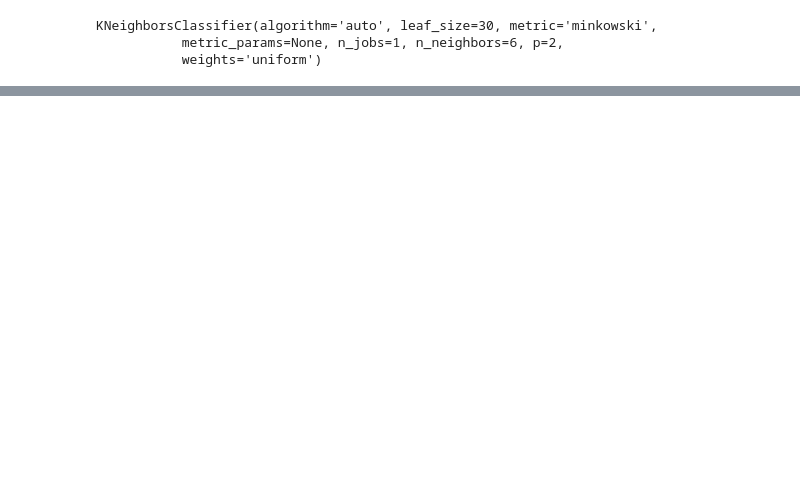
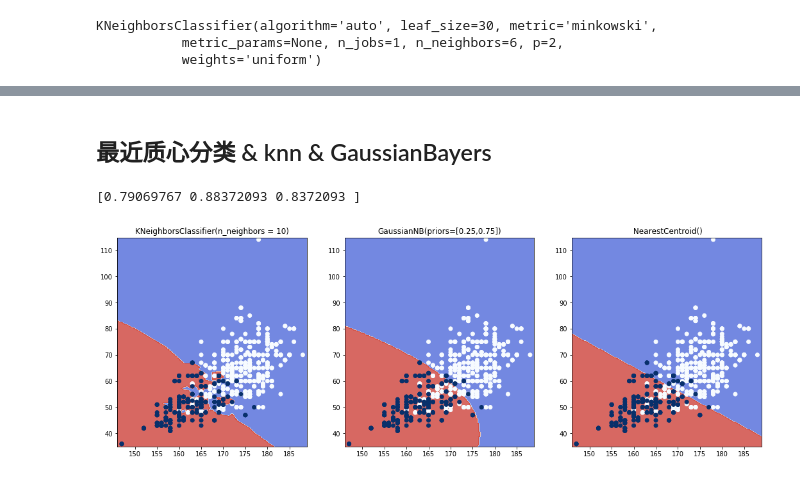
Before and after one commit to YihuiZhou-zyh/Pattern-Recognition, a Jupyter notebook: k_nn.ipynb, the cells around one changed output, grey strips where cells are left out. Drawn from its saved outputs; the diff is of its cells as text; code cells hidden in the pictures; blank space fills up the shorter version.

```diff
--- a/k_nn.ipynb
+++ b/k_nn.ipynb
@@ -32,0 +96,26 @@ KNN(k=4)
+# %% [markdown]
+## 最近质心分类 & knn & GaussianBayers
+# %%
+from sklearn.neighbors import NearestCentroid
+fig = plt.figure(figsize=(18, 6))
+axes = [fig.add_subplot(131), fig.add_subplot(132), fig.add_subplot(133) ]
+title = [
+    "KNeighborsClassifier(n_neighbors = 10)",
+            "GaussianNB(priors=[0.25,0.75])",
+           " NearestCentroid()"
+]
+models = [
+            KNeighborsClassifier(n_neighbors = n_neighbors),
+            GaussianNB(priors=[0.25,0.75]),
+            NearestCentroid()
+         ]
+models = [clf.fit(X_train[:,:2], y_train) for clf in models]
+scores = np.array([model.score(X_test[:,:2], y_test) for model in models])
+print(scores)
+for i in range(3):
+    plot_decision_boundary(axes[i], model=models[i],X= X_train[:,:2],h=0.3)
+    axes[i].scatter(X_train[:,0], X_train[:,1], c=y_train, cmap=plt.cm.Blues)
+    axes[i].set_title(title[i])
+# %% [output]
+[0.79069767 0.88372093 0.8372093 ]
+[figure, added]
```
Also changed, not shown: parts of 21 cells of this notebook, 12 other files.
